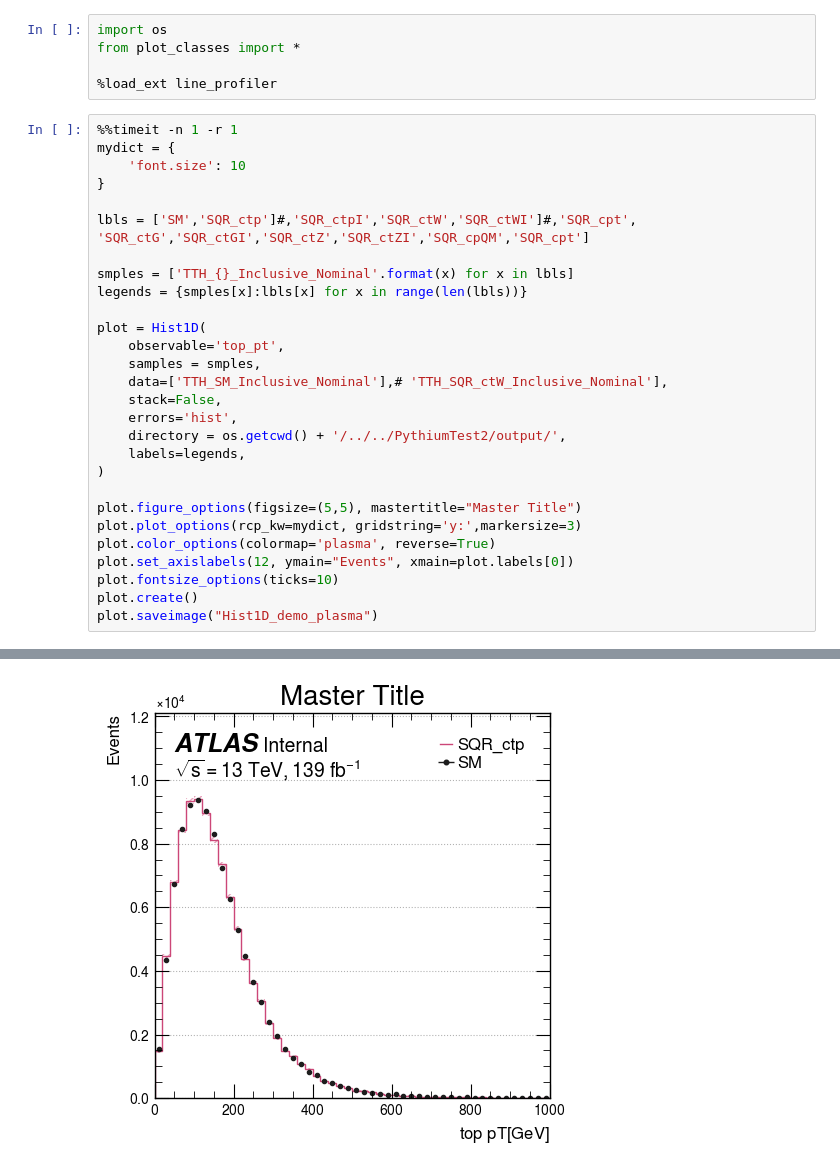
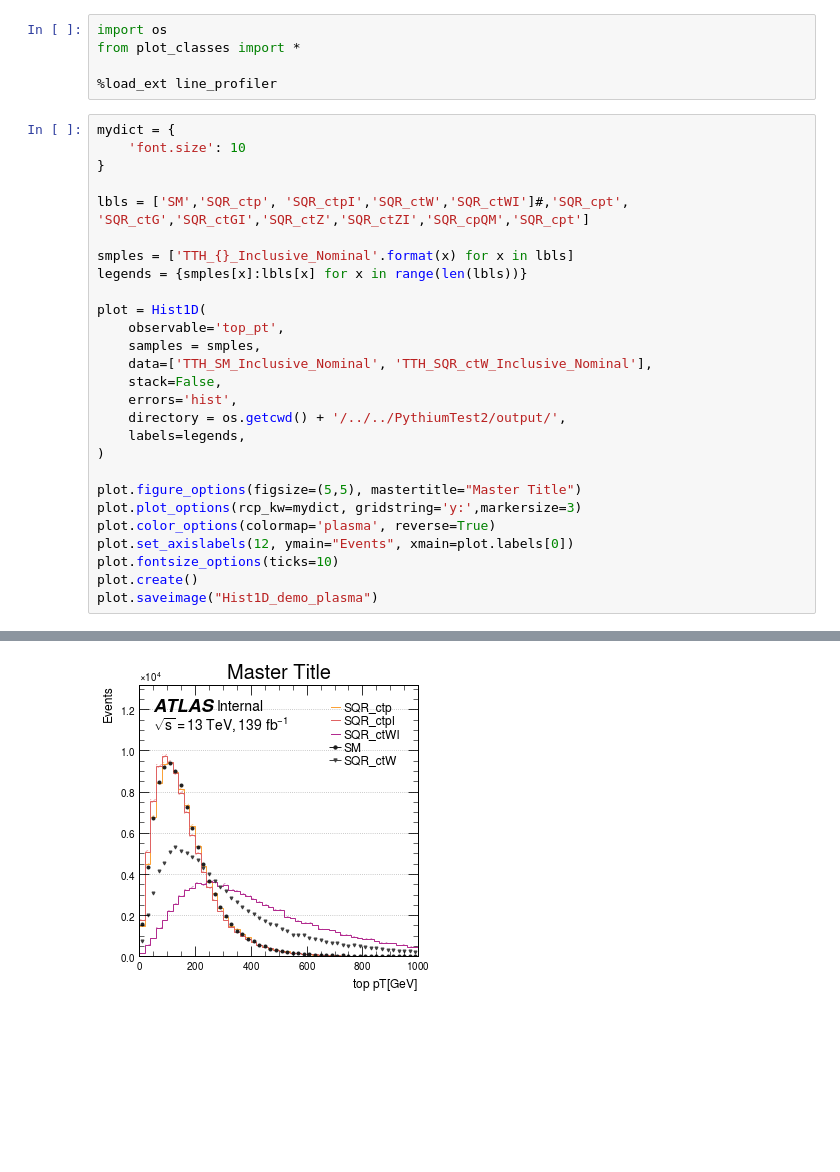
Before and after one commit to MoAly98/Pythium, a Jupyter notebook: plotting_misc/Hist1D_test_ttH.ipynb, the cells around one changed output, grey strips where cells are left out. Cells and saved outputs as stored; diff of their text form; blank space fills up the shorter version.

```diff
--- a/plotting_misc/Hist1D_test_ttH.ipynb
+++ b/plotting_misc/Hist1D_test_ttH.ipynb
@@ -4,12 +4,11 @@ from plot_classes import *
 
 %load_ext line_profiler
 # %%
-%%timeit -n 1 -r 1
 mydict = {
     'font.size': 10
 }
 
-lbls = ['SM','SQR_ctp']#,'SQR_ctpI','SQR_ctW','SQR_ctWI']#,'SQR_cpt', 'SQR_ctG','SQR_ctGI','SQR_ctZ','SQR_ctZI','SQR_cpQM','SQR_cpt']
+lbls = ['SM','SQR_ctp', 'SQR_ctpI','SQR_ctW','SQR_ctWI']#,'SQR_cpt', 'SQR_ctG','SQR_ctGI','SQR_ctZ','SQR_ctZI','SQR_cpQM','SQR_cpt']
 
 smples = ['TTH_{}_Inclusive_Nominal'.format(x) for x in lbls]
 legends = {smples[x]:lbls[x] for x in range(len(lbls))}
@@ -17,7 +16,7 @@ legends = {smples[x]:lbls[x] for x in range(len(lbls))}
 plot = Hist1D(
     observable='top_pt',
     samples = smples,
-    data=['TTH_SM_Inclusive_Nominal'],# 'TTH_SQR_ctW_Inclusive_Nominal'],
+    data=['TTH_SM_Inclusive_Nominal', 'TTH_SQR_ctW_Inclusive_Nominal'],
     stack=False,
     errors='hist',
     directory = os.getcwd() + '/../../PythiumTest2/output/',
@@ -37,2 +35,2 @@ Reading from file: /home/mbcxajw2/TopHiggsCPV/Pythium/plotting_misc/../../Pythiu
-[figure, old version]
+[figure, new version]
 # %%
```
Also changed, not shown: parts of 3 cells of this notebook, 2 other files.
